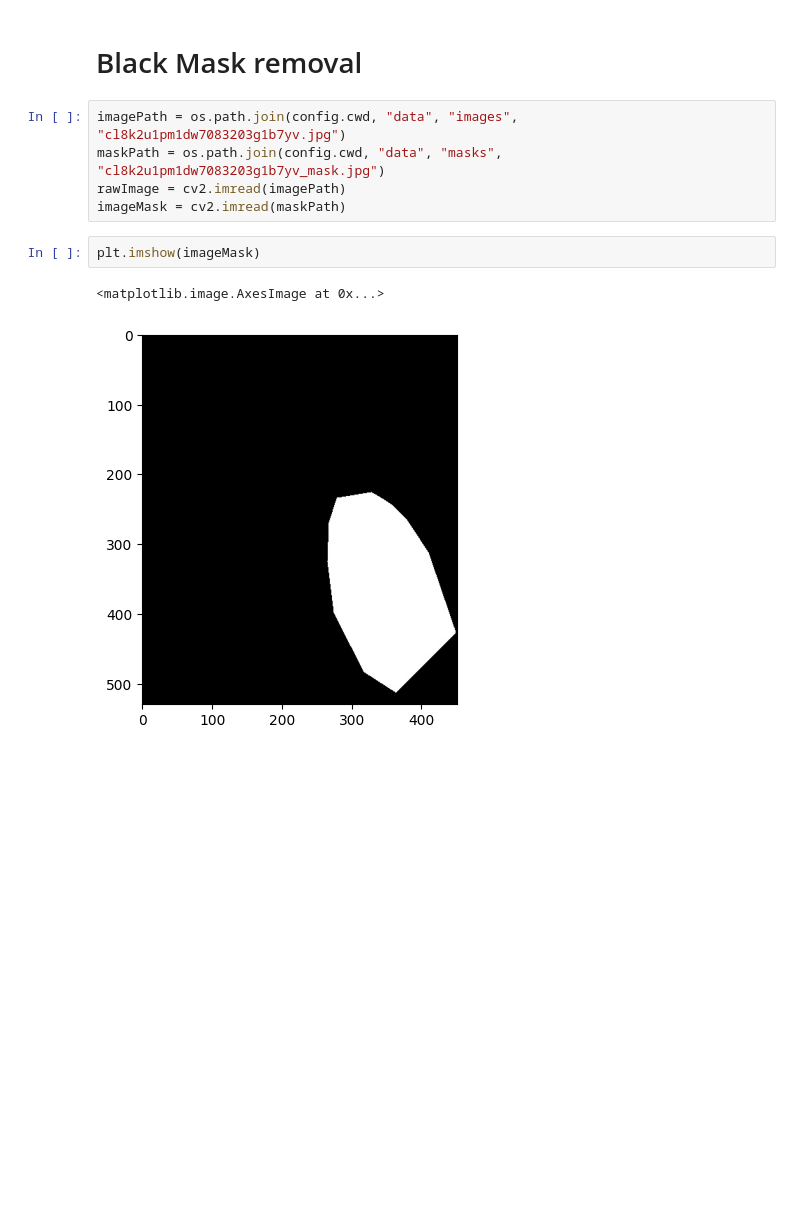
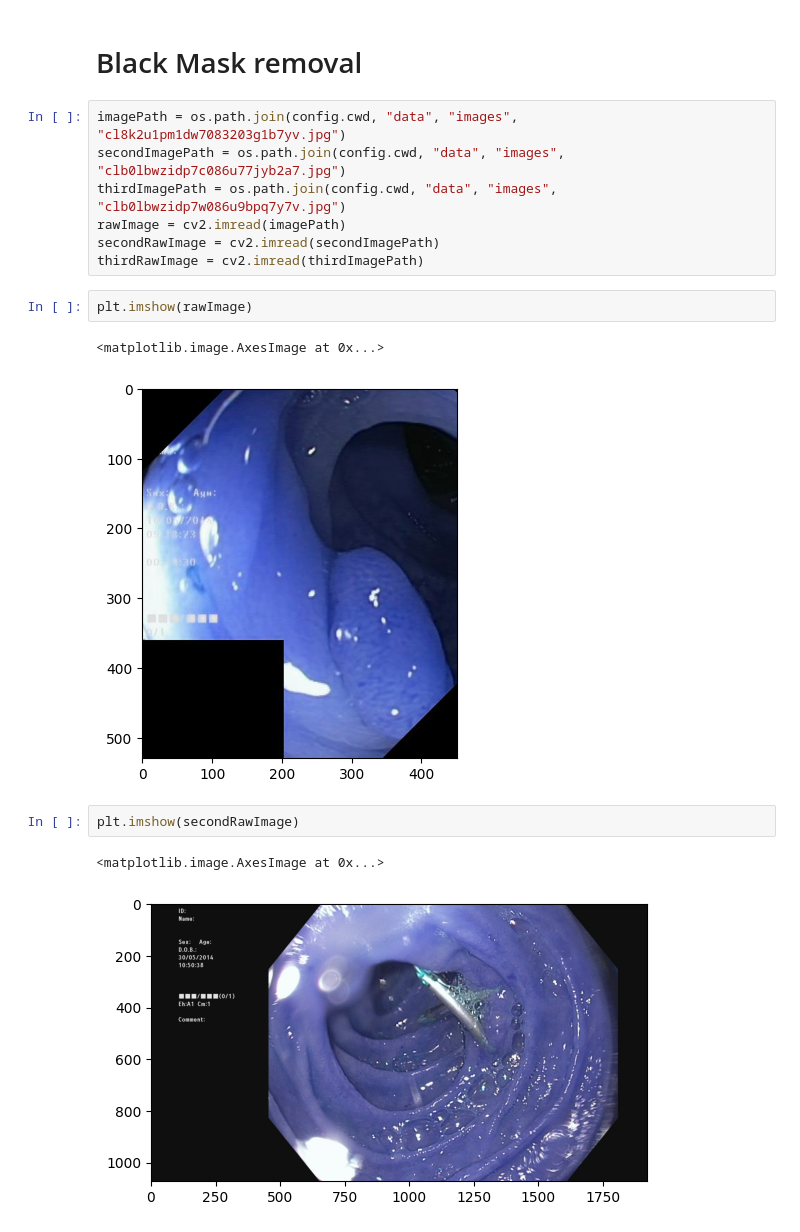
Before and after one commit to AdiJoost/medVQA-imageClef-Polyps, a Jupyter notebook: image_preparation.ipynb, the cells around one changed output. Saved outputs shown, nothing was run; the diff lists cells and outputs as text; blank space fills up the shorter version.

```diff
--- a/image_preparation.ipynb
+++ b/image_preparation.ipynb
@@ -91,11 +93,18 @@ plt.imshow(inpainted)
 <h1>Black Mask removal</h1>
 # %%
 imagePath = os.path.join(config.cwd, "data", "images", "cl8k2u1pm1dw7083203g1b7yv.jpg")
-maskPath = os.path.join(config.cwd, "data", "masks", "cl8k2u1pm1dw7083203g1b7yv_mask.jpg")
+secondImagePath = os.path.join(config.cwd, "data", "images", "clb0lbwzidp7c086u77jyb2a7.jpg")
+thirdImagePath = os.path.join(config.cwd, "data", "images", "clb0lbwzidp7w086u9bpq7y7v.jpg")
 rawImage = cv2.imread(imagePath)
-imageMask = cv2.imread(maskPath)
+secondRawImage = cv2.imread(secondImagePath)
+thirdRawImage = cv2.imread(thirdImagePath)
 # %%
-plt.imshow(imageMask)
+plt.imshow(rawImage)
 # %% [output]
 <matplotlib.image.AxesImage at 0x...>
-[figure, old version]
+[figure, new version]
+# %%
+plt.imshow(secondRawImage)
+# %% [output]
+<matplotlib.image.AxesImage at 0x...>
+[figure, added]
```
Also changed, not shown: parts of 13 cells of this notebook.
